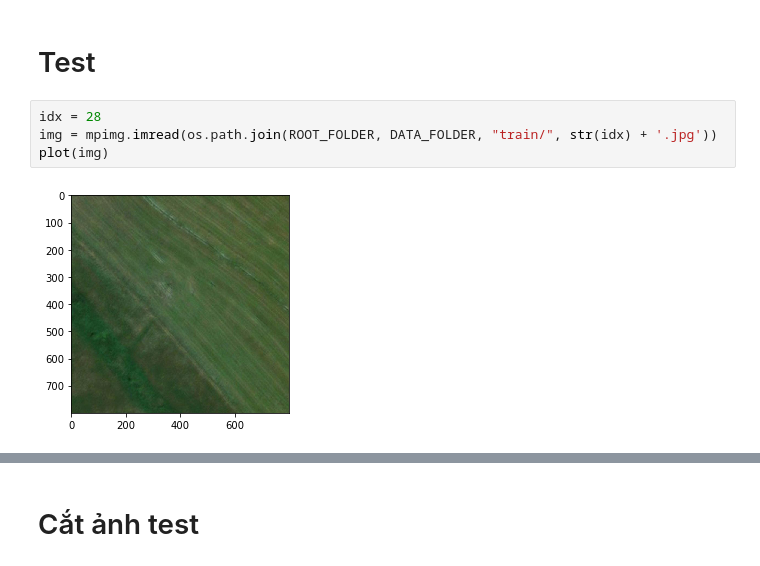
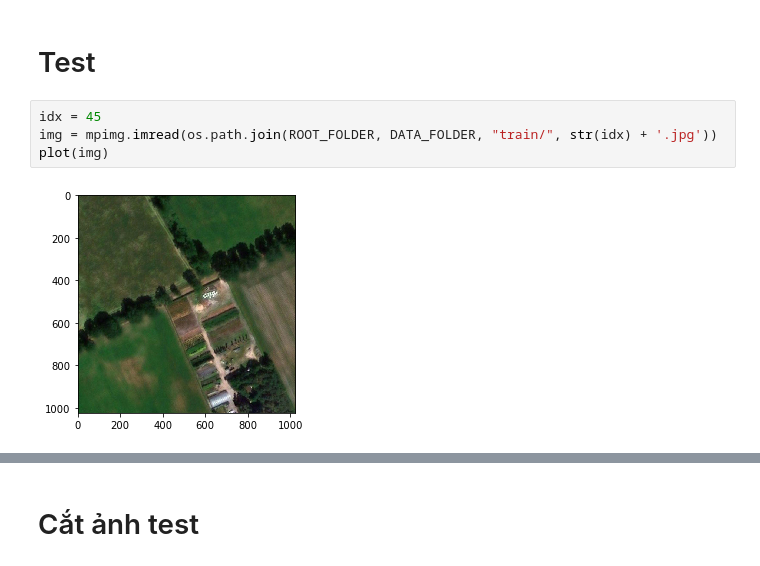
Before and after one commit to nducthang/Detect-field, a Jupyter notebook: samples/field/process_data.ipynb, the cells around one changed output, grey strips where cells are left out. Cells and saved outputs as stored; diff of their text form.

```diff
--- a/samples/field/process_data.ipynb
+++ b/samples/field/process_data.ipynb
@@ -214,11 +214,11 @@ Done!
 # %% [markdown]
 # Test
 # %%
-idx = 28
+idx = 45
 img = mpimg.imread(os.path.join(ROOT_FOLDER, DATA_FOLDER, "train/", str(idx) + '.jpg'))
 plot(img)
 # %% [output]
-[figure, old version]
+[figure, new version]
 # %%
 mas = np.load(os.path.join(ROOT_FOLDER, DATA_FOLDER, "mask/", str(idx) + '.npy'))
 print(mas.shape)
```
Also changed, not shown: parts of 3 cells of this notebook, 3 other files.
